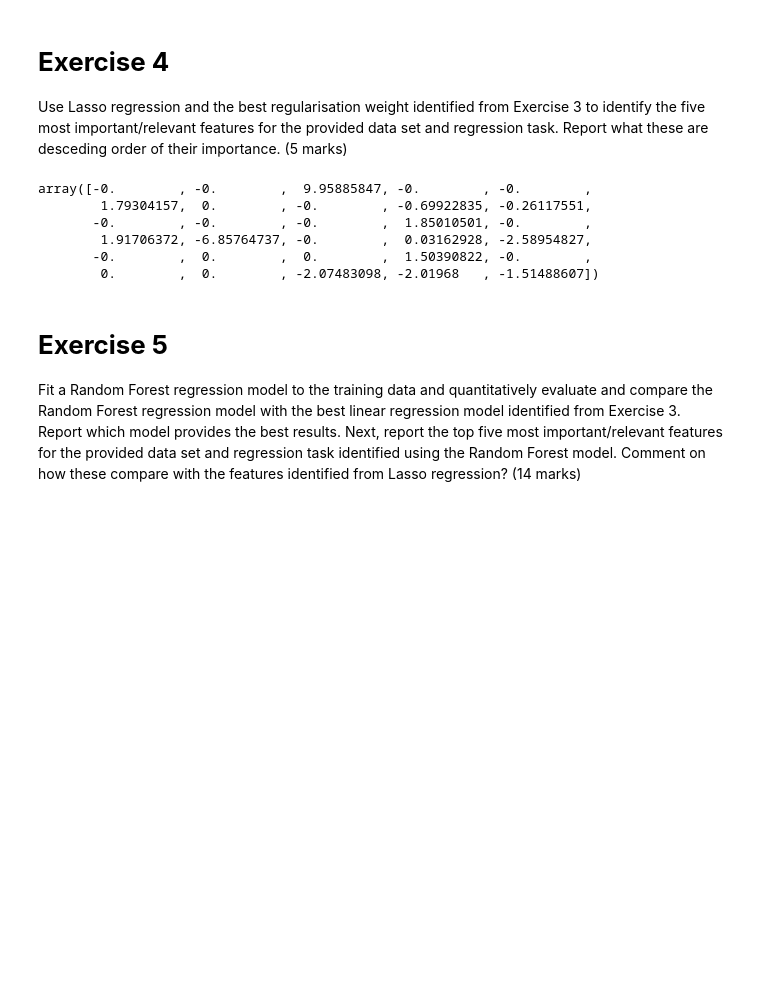
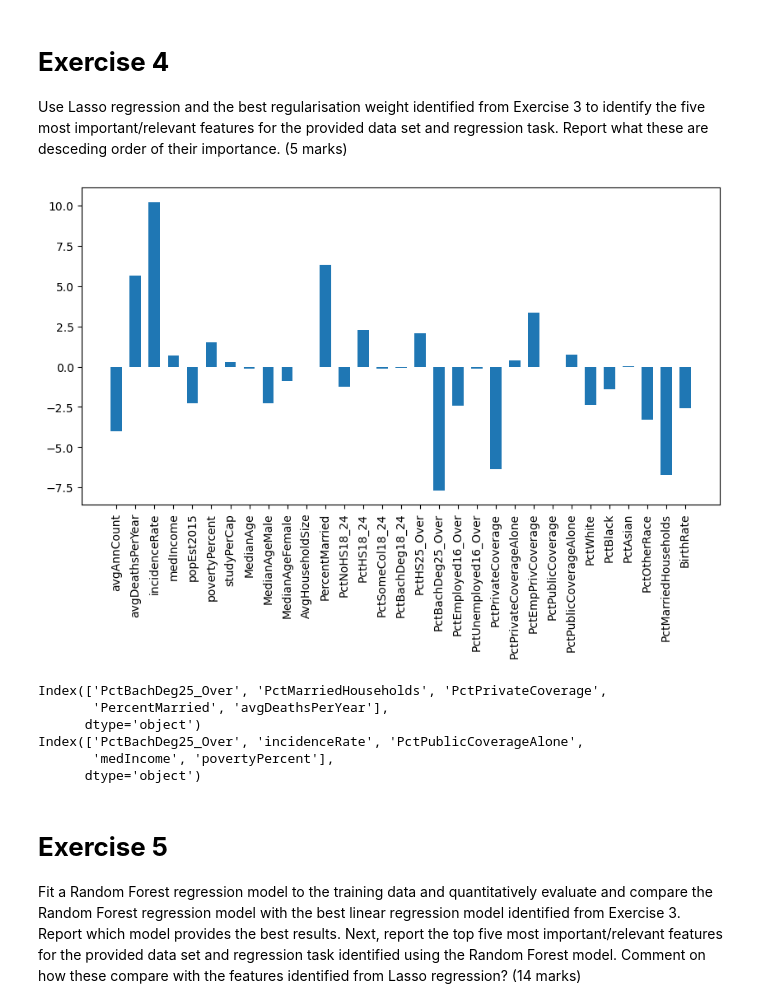
Before and after one commit to AlexandraPosta/machie-learning-pipeline, a Jupyter notebook: COMP3611_Coursework_Assessment.ipynb, the cells around one changed output. Drawn from its saved outputs; the diff is of its cells as text; code cells hidden in the pictures; blank space fills up the shorter version.

```diff
--- a/COMP3611_Coursework_Assessment.ipynb
+++ b/COMP3611_Coursework_Assessment.ipynb
@@ -407,8 +331,8 @@ from sklearn.impute import SimpleImputer
 
 pipeline = Pipeline([
     ('slc_attribs',SelectAttributes(list[cancer_train])),
-    ('imputer',SimpleImputer(strategy="mean"))
-    #('std_scaler',StandardScaler())
+    ('imputer',SimpleImputer(strategy="median")),
+    ('std_scaler',StandardScaler())
 ])
 # %%
 cancer_prepared = pipeline.fit_transform(cancer_train)
@@ -552,15 +407,31 @@ Score for test data  0.5223873786615726
 # **Exercise 4**
 
 Use Lasso regression and the best regularisation weight identified from Exercise 3 to identify the five most important/relevant features for the provided data set and regression task. Report what these are desceding order of their importance. (5 marks)
-# %%
-lasso_model.coef_
-# %% [output]
-array([-0.        , -0.        ,  9.95885847, -0.        , -0.        ,
-        1.79304157,  0.        , -0.        , -0.69922835, -0.26117551,
-       -0.        , -0.        , -0.        ,  1.85010501, -0.        ,
-        1.91706372, -6.85764737, -0.        ,  0.03162928, -2.58954827,
-       -0.        ,  0.        ,  0.        ,  1.50390822, -0.        ,
-        0.        ,  0.        , -2.07483098, -2.01968   , -1.51488607])
+# %%
+x = list(cancer_train.columns)
+y = list(lasso.coef_)
+
+fig = plt.figure(figsize = (10, 5))
+plt.bar(x, y, width = 0.6)
+plt.xticks(rotation='vertical')
+plt.show()
+# %% [output]
+[figure, added]
+# %%
+weights = pd.Series(y, x).abs()
+
+highest_weights = weights.abs().sort_values(ascending=False)[1:6].index
+high_correclation = correlation[1:6].index
+
+print(highest_weights)
+print(high_correclation)
+# %% [output]
+Index(['PctBachDeg25_Over', 'PctMarriedHouseholds', 'PctPrivateCoverage',
+       'PercentMarried', 'avgDeathsPerYear'],
+      dtype='object')
+Index(['PctBachDeg25_Over', 'incidenceRate', 'PctPublicCoverageAlone',
+       'medIncome', 'povertyPercent'],
+      dtype='object')
 # %% [markdown]
 # **Exercise 5**
 
```
Also changed, not shown: parts of 18 cells of this notebook.
